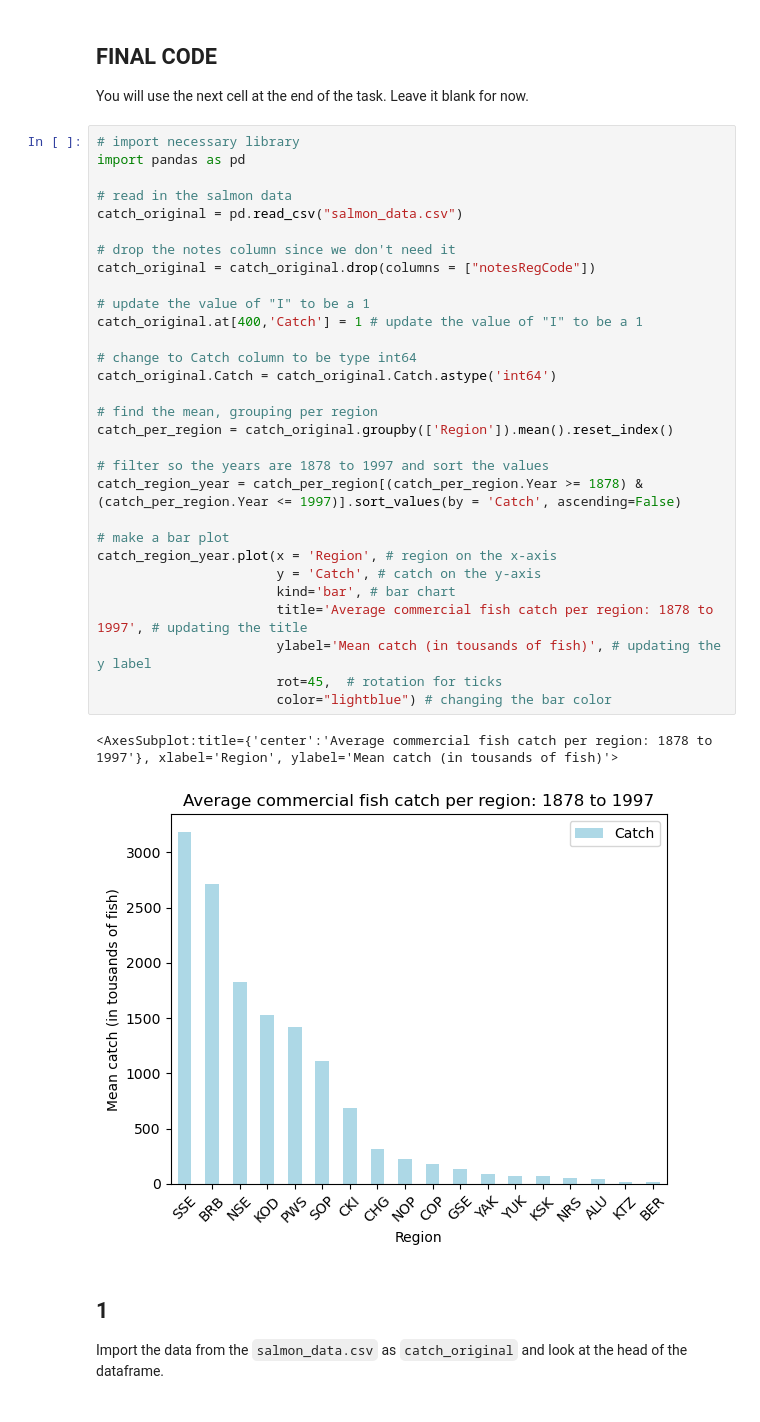
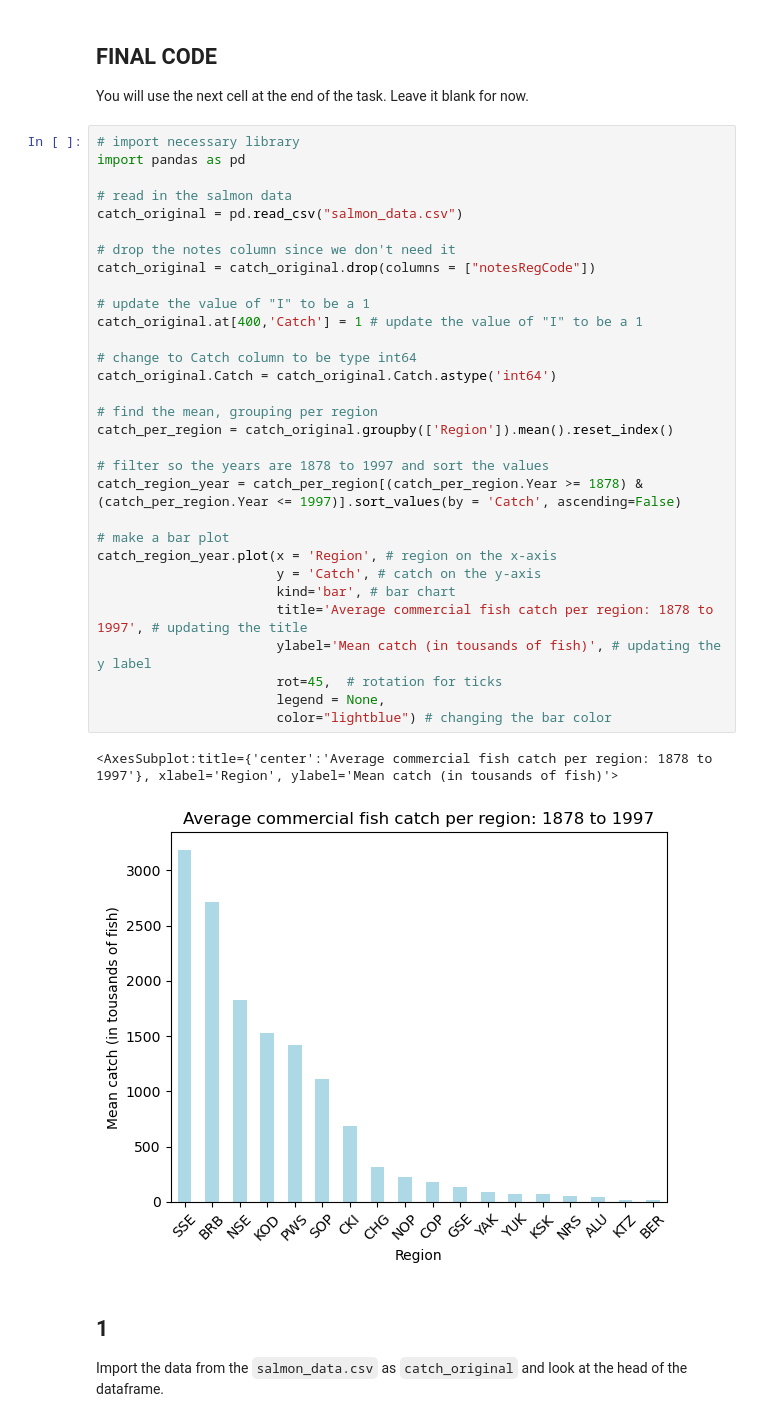
Before and after one commit to shmuir/eds220-hwk-2, a Jupyter notebook: hwk2-task3-salmon.ipynb, the cells around one changed output. Saved outputs shown, nothing was run; the diff lists cells and outputs as text.

Commit message:
task 2 plot and aggregate code

```diff
--- a/hwk2-task3-salmon.ipynb
+++ b/hwk2-task3-salmon.ipynb
@@ -39,34 +39,35 @@ You will use the next cell at the end of the task. Leave it blank for now.
 import pandas as pd
 
 # read in the salmon data
 catch_original = pd.read_csv("salmon_data.csv")
 
 # drop the notes column since we don't need it
 catch_original = catch_original.drop(columns = ["notesRegCode"])
 
 # update the value of "I" to be a 1
 catch_original.at[400,'Catch'] = 1 # update the value of "I" to be a 1
 
 # change to Catch column to be type int64
 catch_original.Catch = catch_original.Catch.astype('int64')
 
 # find the mean, grouping per region
 catch_per_region = catch_original.groupby(['Region']).mean().reset_index()
 
 # filter so the years are 1878 to 1997 and sort the values
 catch_region_year = catch_per_region[(catch_per_region.Year >= 1878) & (catch_per_region.Year <= 1997)].sort_values(by = 'Catch', ascending=False)
 
 # make a bar plot
 catch_region_year.plot(x = 'Region', # region on the x-axis
                        y = 'Catch', # catch on the y-axis
                        kind='bar', # bar chart
                        title='Average commercial fish catch per region: 1878 to 1997', # updating the title
                        ylabel='Mean catch (in tousands of fish)', # updating the y label
                        rot=45,  # rotation for ticks
+                       legend = None,
                        color="lightblue") # changing the bar color
 # %% [output]
 <AxesSubplot:title={'center':'Average commercial fish catch per region: 1878 to 1997'}, xlabel='Region', ylabel='Mean catch (in tousands of fish)'>
-[figure, old version]
+[figure, new version]
 # %% [markdown]
 ## 1
 
```
Also changed, not shown: 1 other file.
